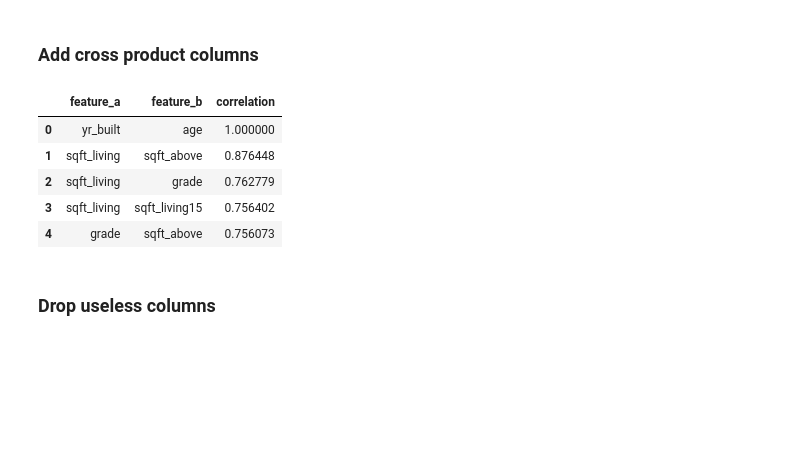
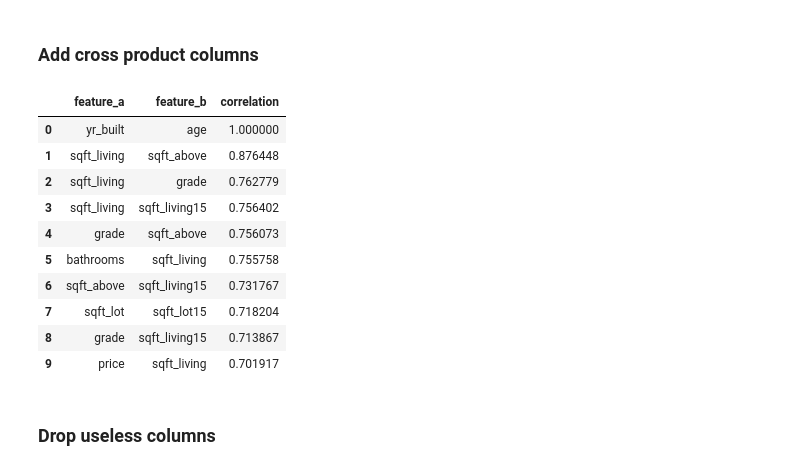
Before and after one commit to willcline613/bsc-phase-two-project, a Jupyter notebook: notebooks/exploratory/will/will-main.ipynb, the cells around one changed output. Cells and saved outputs as stored; diff of their text form; code cells hidden in the pictures; blank space fills up the shorter version.

```diff
--- a/notebooks/exploratory/will/will-main.ipynb
+++ b/notebooks/exploratory/will/will-main.ipynb
@@ -55,0 +29,4 @@ Name: date, Length: 21597, dtype: object
+# %%
+pd.set_option('display.max_columns', None)
+# %%
+df.drop(["id", "waterfront", "view","condition", "sqft_basement", "lat", "long"], axis=1, inplace=True)
@@ -227,14 +259,19 @@ top = top[top["feature_a"].str.contains("&", "price")==False]
 top = top[top["feature_b"].str.contains("&")==False]
 top = top[top["feature_b"].str.contains("price")==False]
 # %%
-top[:5]
+top[:10]
 # %% [output]
 |  | feature_a | feature_b | correlation |
 | 0 | yr_built | age | 1.000000 |
 | 1 | sqft_living | sqft_above | 0.876448 |
 | 2 | sqft_living | grade | 0.762779 |
 | 3 | sqft_living | sqft_living15 | 0.756402 |
 | 4 | grade | sqft_above | 0.756073 |
+| 5 | bathrooms | sqft_living | 0.755758 |
+| 6 | sqft_above | sqft_living15 | 0.731767 |
+| 7 | sqft_lot | sqft_lot15 | 0.718204 |
+| 8 | grade | sqft_living15 | 0.713867 |
+| 9 | price | sqft_living | 0.701917 |
 # %%
 df["sqft_living&above"] = df["sqft_living"] * df["sqft_above"]
 df["sqft_living&grade"] = df["sqft_living"] * df["grade"]
```
Also changed, not shown: parts of 40 cells of this notebook, 2 other files.
